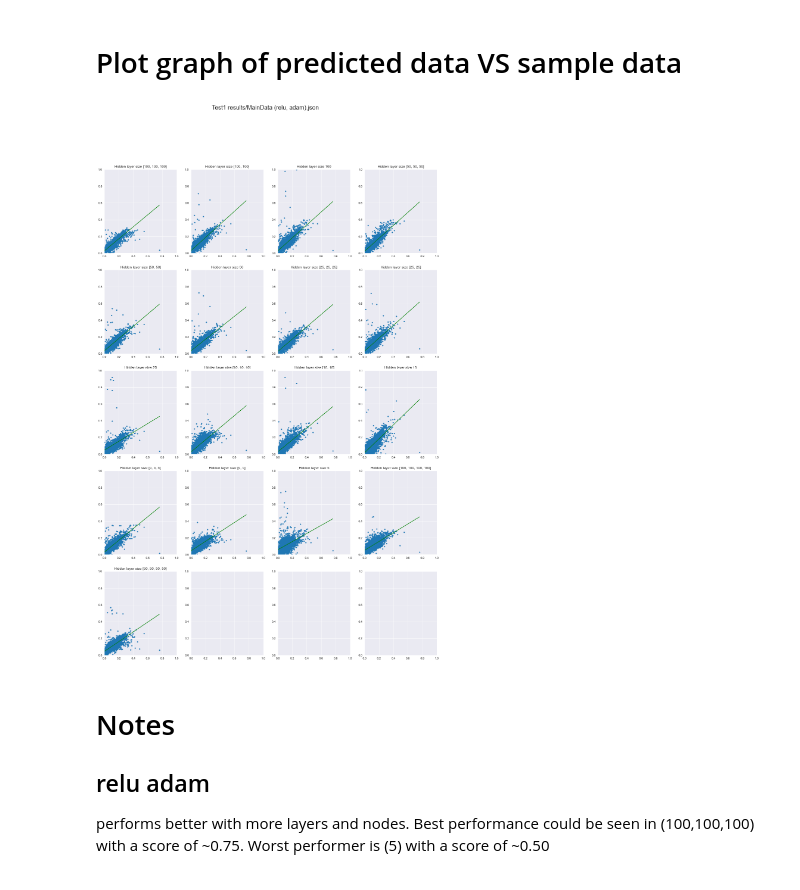
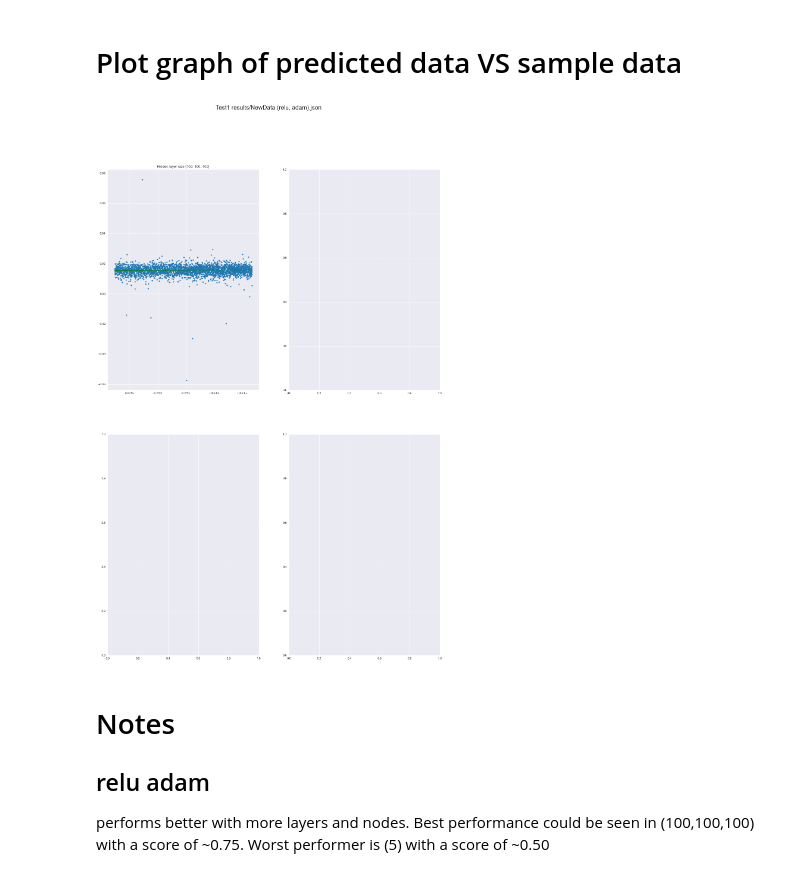
Before and after one commit to NiwEoj/Dr-Soo-ML, a Jupyter notebook: First ML/First ML.ipynb, the cells around one changed output. Saved outputs shown, nothing was run; the diff lists cells and outputs as text; code cells hidden in the pictures.

```diff
--- a/First ML/First ML.ipynb
+++ b/First ML/First ML.ipynb
@@ -123,14 +181,13 @@ else:
 # Read file (.json file that is generated by the MLP above)
 # %%
 # name/path of file that will be read
-fread = 'Test1 results/MainData (relu, adam).json'
+fread = 'Test1 results/NewData (relu, adam).json'
 
 mdata = pd.read_json(fread)
 # %% [markdown]
 # Plot histogram of each different hidden layer size configuration
 # %%
-
-# size of subplot
+# size of subplot (row*column must be >= number of different hidden layer size configurations)
 row = 5
 column = 4
 
@@ -143,7 +200,7 @@ num = len(a)
 for i in range(row):
     for j in range(column):
         if n < num:
-            sns.histplot(data = mdata[['Score data 7', 'Score data 8', 'Score data 9']].loc[a[n]], binwidth = 0.05, fill = False, ax = ax[i,j])
+            sns.histplot(data = mdata['Score'].loc[a[n]], binwidth = 0.05, fill = False, ax = ax[i,j])
             title = 'Hidden layer size ' + str(mdata['Hidden layer size'].loc[a[n][0]])
             ax[i,j].set_title(title)
             ax[i,j].set_label('Coefficient of determination')
@@ -157,12 +212,12 @@ plt.show()
 # %% [markdown]
 # Mean score (coefficient of determination) of each hidden layer size configuration
 # %%
-n = 0
+
 a = sortHLS(mdata)
 num = len(a)
 Mean = pd.DataFrame()
 for n in range(num):
-    b = mdata[['Score data 7', 'Score data 8', 'Score data 9']].loc[a[n]].mean().T
+    b = mdata[['Score']].loc[a[n]].mean().T
     b['Hidden layer size'] = mdata['Hidden layer size'].loc[a[n][0]]
     Mean = Mean.append(b,ignore_index=True)
 display(Mean)
@@ -189,44 +228,41 @@ display(Mean)
 # Plot graph of predicted data VS sample data
 # %%
 # size of subplot
-row = 5
-column = 4
-
-# ypredict of a dataset (7, 8 or 9)
-ypdat = 8
+row = 2
+column = 2
 
 # random state of mlp
 rdst = 33
 
 # training dataset of mlp
-Tdata = 2
+Tdata = 0
 
 # number of different random states in mdata
 rdnum = 5
 
 fig, ax = plt.subplots(row,column, figsize = (20,30))
 fig.suptitle(fread, fontsize = 20)
 n = 0
 a = sortHLS(mdata)
 num = len(a)
 crit = mdata[(mdata['Random state'] == rdst) & (mdata['Training data'] == ('dataset ' + str(Tdata)))]
-indx = crit.loc[:,'ypredict data ' + str(ypdat)].index
+indx = crit.index
 
 for i in range(row):
     for j in range(column):
         if n < num:
-            ax[i,j].scatter(datasetY[ypdat], crit.loc[indx[n], 'ypredict data ' + str(ypdat)], s = 10)
-            m, b = np.polyfit(datasetY[ypdat], crit.loc[indx[n], 'ypredict data ' + str(ypdat)], 1)
-            ax[i,j].plot(datasetY[ypdat], m * datasetY[ypdat] + b, color = 'green')
+            ax[i,j].scatter(testY[Tdata], crit.loc[indx[n], 'ypredict'], s = 10)
+            m, b = np.polyfit(testY[Tdata], crit.loc[indx[n], 'ypredict'], 1)
+            ax[i,j].plot(testY[Tdata], m * testY[Tdata] + b, color = 'green')
             title = 'Hidden layer size ' + str(mdata['Hidden layer size'].loc[indx[n]])
             ax[i,j].set_title(title)
-            ax[i,j].set_xlim(0,1)
-            ax[i,j].set_ylim(0,1)
+            #ax[i,j].set_xlim(0,1)
+            #ax[i,j].set_ylim(0,1)
             n = n + 1
 
 plt.show()
 # %% [output]
-[figure, old version]
+[figure, new version]
 # %% [markdown]
 # Notes
 ## relu adam
```
Also changed, not shown: parts of 8 cells of this notebook, 4 other files.
